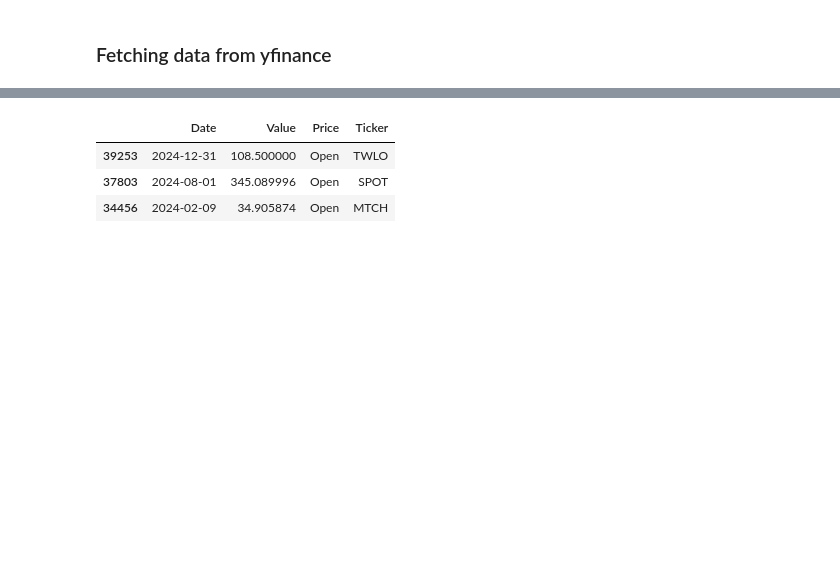
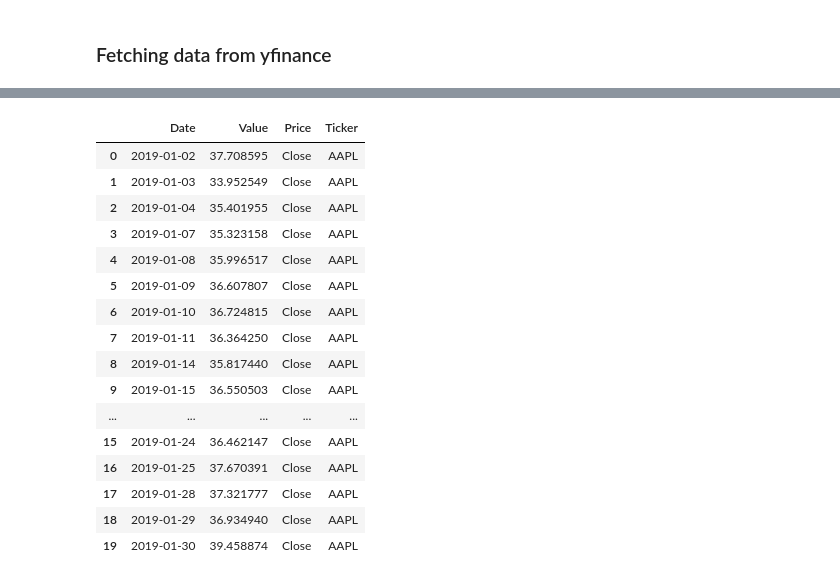
Before and after one commit to modyreturn/Stock-Market-Analysis, a Jupyter notebook: Stock_Analysis.ipynb, the cells around one changed output, grey strips where cells are left out. Cells and saved outputs as stored; diff of their text form; code cells hidden in the pictures; blank space fills up the shorter version.

Commit message:
Stock_Analysis

```diff
--- a/Stock_Analysis.ipynb
+++ b/Stock_Analysis.ipynb
@@ -13,25 +13,17 @@ warnings.filterwarnings("ignore")
 # %%
 # define the time period for the data
 end_date = date.today().strftime("%Y-%m-%d")
-start_date = (date.today() - timedelta(days=394)).strftime("%Y-%m-%d")
+start_date = (date.today() - timedelta(days=2225)).strftime("%Y-%m-%d")
 
-# list of stock tickers to download
-#tickers = ['GOOGL', 'NVDA', 'BABA', 'AMD', 'LCID', 'TSLA', 'AAPL', 'T', 'F', 'MSFT', ]
 tickers = [
-    "AAPL", "MSFT", "GOOGL", "AMZN", "META", "NVDA", "TSLA", "INTC", "AMD", "QCOM",
-    "CSCO", "ORCL", "ADBE", "CRM", "PYPL", "AVGO", "SPOT", "UBER", "ZM", "TWLO",
-    "NOW", "SQ", "PLTR", "SNAP", "ROKU", "PINS", "NOK", "TMUS", "T", "VZ", "SPOT",
-    "MTCH", "DBX",  "EA", "NFLX", "INTU", "WDAY", "MCHP", "TXN",
+    "AAPL", "MSFT", "GOOGL", "AMZN", "META", "NVDA", "TSM", "INTC", "AVGO", "SAP",
+    "CSCO", "ORCL", "ADBE", "CRM", "QCOM", "IBM", "ASML", "TSLA"
 ]
 
 df_original = yf.download(tickers, start=start_date, end=end_date, progress=False)
 
 df_original.reset_index(inplace=True)
 
-
-# melt the DataFrame to make it long format where each row is a unique combination of Date, Ticker, and attributes
-#data_melted = data.melt(id_vars=[(  'Date',     '')], var_name=['Attribute', 'Ticker'])
-
 df_original.head()
 # %% [output]
 | Price | Date | Close |  |  |  |  |  |  |  |  | ... | ... |
@@ -65,53 +57,49 @@ list(df_original.columns)
 # %%
 #Create a list of columns to melt
-columns_to_melt = [
-    ('Close', 'AAPL'), ('Close', 'ADBE'), ('Close', 'AMD'), ('Close', 'AMZN'), ('Close', 'AVGO'),
-    ('Close', 'CRM'), ('Close', 'CSCO'), ('Close', 'DBX'), ('Close', 'EA'), ('Close', 'GOOGL'), ('Close', 'INTC'),
-    ('Close', 'INTU'), ('Close', 'MCHP'), ('Close', 'META'), ('Close', 'MSFT'), ('Close', 'MTCH'), ('Close', 'NFLX'),
-    ('Close', 'NOK'), ('Close', 'NOW'), ('Close', 'NVDA'), ('Close', 'ORCL'), ('Close', 'PINS'), ('Close', 'PLTR'),
-    ('Close', 'PYPL'), ('Close', 'QCOM'), ('Close', 'ROKU'), ('Close', 'SNAP'), ('Close', 'SPOT'), ('Close', 'SQ'),
-    ('Close', 'T'), ('Close', 'TMUS'), ('Close', 'TSLA'), ('Close', 'TWLO'), ('Close', 'TXN'), ('Close', 'UBER'),
-    ('Close', 'VZ'), ('Close', 'WDAY'), ('Close', 'ZM'), ('High', 'AAPL'), ('High', 'ADBE'), ('High', 'AMD'),
-    ('High', 'AMZN'), ('High', 'AVGO'), ('High', 'CRM'), ('High', 'CSCO'), ('High', 'DBX'), ('High', 'EA'), ('High', 'GOOGL'),
-    ('High', 'INTC'), ('High', 'INTU'), ('High', 'MCHP'), ('High', 'META'), ('High', 'MSFT'), ('High', 'MTCH'), ('High', 'NFLX'),
-    ('High', 'NOK'), ('High', 'NOW'), ('High', 'NVDA'), ('High', 'ORCL'), ('High', 'PINS'), ('High', 'PYPL'), ('High', 'QCOM'),
-    ('High', 'ROKU'), ('High', 'SNAP'), ('High', 'SPOT'), ('High', 'SQ'), ('High', 'T'), ('High', 'TMUS'), ('High', 'TSLA'),
-    ('High', 'TWLO'), ('High', 'TXN'), ('High', 'UBER'), ('High', 'VZ'), ('High', 'WDAY'), ('High', 'ZM'), ('Low', 'AAPL'),
-    ('Low', 'ADBE'), ('Low', 'AMD'), ('Low', 'AMZN'), ('Low', 'AVGO'), ('Low', 'CRM'), ('Low', 'CSCO'), ('Low', 'DBX'), ('Low', 'EA'),
-    ('Low', 'GOOGL'), ('Low', 'INTC'), ('Low', 'INTU'), ('Low', 'MCHP'), ('Low', 'META'), ('Low', 'MSFT'), ('Low', 'MTCH'), ('Low', 'NFLX'),
-    ('Low', 'NOK'), ('Low', 'NOW'), ('Low', 'NVDA'), ('Low', 'ORCL'), ('Low', 'PINS'), ('Low', 'PLTR'), ('Low', 'PYPL'), ('Low', 'QCOM'), ('Low', 'ROKU'),
-    ('Low', 'SNAP'), ('Low', 'SPOT'), ('Low', 'SQ'), ('Low', 'T'), ('Low', 'TMUS'), ('Low', 'TSLA'), ('Low', 'TWLO'), ('Low', 'TXN'), ('Low', 'UBER'),
-    ('Low', 'VZ'), ('Low', 'WDAY'), ('Low', 'ZM'), ('Open', 'AAPL'), ('Open', 'ADBE'), ('Open', 'AMD'), ('Open', 'AMZN'), ('Open', 'AVGO'), ('Open', 'CRM'),
-    ('Open', 'CSCO'), ('Open', 'DBX'), ('Open', 'EA'), ('Open', 'GOOGL'), ('Open', 'INTC'), ('Open', 'INTU'), ('Open', 'MCHP'), ('Open', 'META'),
-    ('Open', 'MSFT'), ('Open', 'MTCH'), ('Open', 'NFLX'), ('Open', 'NOK'), ('Open', 'NOW'), ('Open', 'NVDA'), ('Open', 'ORCL'), ('Open', 'PINS'),
-    ('Open', 'PLTR'), ('Open', 'PYPL'), ('Open', 'QCOM'), ('Open', 'ROKU'), ('Open', 'SNAP'), ('Open', 'SPOT'), ('Open', 'SQ'), ('Open', 'T'),
-    ('Open', 'TMUS'), ('Open', 'TSLA'), ('Open', 'TWLO'), ('Open', 'TXN'), ('Open', 'UBER'), ('Open', 'VZ'), ('Open', 'WDAY'), ('Open', 'ZM'),
-    ('Volume', 'AAPL'), ('Volume', 'ADBE'), ('Volume', 'AMD'), ('Volume', 'AMZN'), ('Volume', 'AVGO'), ('Volume', 'CRM'), ('Volume', 'CSCO'),
-    ('Volume', 'DBX'), ('Volume', 'EA'), ('Volume', 'GOOGL'), ('Volume', 'INTC'), ('Volume', 'INTU'), ('Volume', 'MCHP'), ('Volume', 'META'),
-    ('Volume', 'MSFT'), ('Volume', 'MTCH'), ('Volume', 'NFLX'), ('Volume', 'NOK'), ('Volume', 'NOW'), ('Volume', 'NVDA'), ('Volume', 'ORCL'),
-    ('Volume', 'PINS'), ('Volume', 'PLTR'), ('Volume', 'PYPL'), ('Volume', 'QCOM'), ('Volume', 'ROKU'), ('Volume', 'SNAP'), ('Volume', 'SPOT'),
-    ('Volume', 'SQ'), ('Volume', 'T'), ('Volume', 'TMUS'), ('Volume', 'TSLA'), ('Volume', 'TWLO'), ('Volume', 'TXN'), ('Volume', 'UBER'),
-    ('Volume', 'VZ'), ('Volume', 'WDAY'), ('Volume', 'ZM')
-
+columns_to_melt = [('Close', 'AAPL'), ('Close', 'ADBE'), ('Close', 'AMZN'), ('Close', 'ASML'), ('Close', 'AVGO'), ('Close', 'CRM'),
+ ('Close', 'CSCO'), ('Close', 'GOOGL'), ('Close', 'IBM'), ('Close', 'INTC'), ('Close', 'META'), ('Close', 'MSFT'), ('Close', 'NVDA'), ('Close', 'ORCL'),
+ ('Close', 'QCOM'), ('Close', 'SAP'), ('Close', 'TSLA'), ('Close', 'TSM'), ('High', 'AAPL'), ('High', 'ADBE'), ('High', 'AMZN'),
+ ('High', 'ASML'), ('High', 'AVGO'), ('High', 'CRM'), ('High', 'CSCO'), ('High', 'GOOGL'), ('High', 'IBM'), ('High', 'INTC'), ('High', 'META'),
+ ('High', 'MSFT'), ('High', 'NVDA'), ('High', 'ORCL'), ('High', 'QCOM'), ('High', 'SAP'), ('High', 'TSLA'), ('High', 'TSM'), ('Low', 'AAPL'),
+ ('Low', 'ADBE'), ('Low', 'AMZN'), ('Low', 'ASML'), ('Low', 'AVGO'), ('Low', 'CRM'), ('Low', 'CSCO'), ('Low', 'GOOGL'), ('Low', 'IBM'),
+ ('Low', 'INTC'), ('Low', 'META'), ('Low', 'MSFT'), ('Low', 'NVDA'), ('Low', 'ORCL'), ('Low', 'QCOM'), ('Low', 'SAP'),
+ ('Low', 'TSLA'), ('Low', 'TSM'), ('Open', 'AAPL'), ('Open', 'ADBE'), ('Open', 'AMZN'), ('Open', 'ASML'), ('Open', 'AVGO'), ('Open', 'CRM'),
+ ('Open', 'CSCO'), ('Open', 'GOOGL'), ('Open', 'IBM'), ('Open', 'INTC'), ('Open', 'META'), ('Open', 'MSFT'), ('Open', 'NVDA'), ('Open', 'ORCL'),
+ ('Open', 'QCOM'), ('Open', 'SAP'), ('Open', 'TSLA'), ('Open', 'TSM'), ('Volume', 'AAPL'), ('Volume', 'ADBE'), ('Volume', 'AMZN'),
+ ('Volume', 'ASML'), ('Volume', 'AVGO'), ('Volume', 'CRM'), ('Volume', 'CSCO'), ('Volume', 'GOOGL'), ('Volume', 'IBM'), ('Volume', 'INTC'),
+ ('Volume', 'META'), ('Volume', 'MSFT'), ('Volume', 'NVDA'), ('Volume', 'ORCL'), ('Volume', 'QCOM'), ('Volume', 'SAP'), ('Volume', 'TSLA'), ('Volume', 'TSM')
 ]
 
 # Create an empty DataFrame to store the melted data
 df = pd.DataFrame()
 
 # Iterate through the columns and append to the melted DataFrame
 for col in columns_to_melt:
     temp_df = df_original[[('Date', ''), col]].copy()
     temp_df.columns = ['Date', 'Value']
     temp_df['Price'] = col[0]
     temp_df['Ticker'] = col[1]
     df = pd.concat([df, temp_df], ignore_index=True)
 
-df.sample(3)
+df.head(20)
 # %% [output]
 |  | Date | Value | Price | Ticker |
-| 39253 | 2024-12-31 | 108.500000 | Open | TWLO |
-| 37803 | 2024-08-01 | 345.089996 | Open | SPOT |
-| 34456 | 2024-02-09 | 34.905874 | Open | MTCH |
+| 0 | 2019-01-02 | 37.708595 | Close | AAPL |
+| 1 | 2019-01-03 | 33.952549 | Close | AAPL |
+| 2 | 2019-01-04 | 35.401955 | Close | AAPL |
+| 3 | 2019-01-07 | 35.323158 | Close | AAPL |
+| 4 | 2019-01-08 | 35.996517 | Close | AAPL |
+| 5 | 2019-01-09 | 36.607807 | Close | AAPL |
+| 6 | 2019-01-10 | 36.724815 | Close | AAPL |
+| 7 | 2019-01-11 | 36.364250 | Close | AAPL |
+| 8 | 2019-01-14 | 35.817440 | Close | AAPL |
+| 9 | 2019-01-15 | 36.550503 | Close | AAPL |
+| ... | ... | ... | ... | ... |
+| 15 | 2019-01-24 | 36.462147 | Close | AAPL |
+| 16 | 2019-01-25 | 37.670391 | Close | AAPL |
+| 17 | 2019-01-28 | 37.321777 | Close | AAPL |
+| 18 | 2019-01-29 | 36.934940 | Close | AAPL |
+| 19 | 2019-01-30 | 39.458874 | Close | AAPL |
 # %%
 df_reshaped = df.pivot_table(index=['Date', 'Ticker'], columns='Price', values='Value', aggfunc='first').reset_index()
 df_reshaped.head()
```
Also changed, not shown: parts of 10 cells of this notebook, 1 other file.
